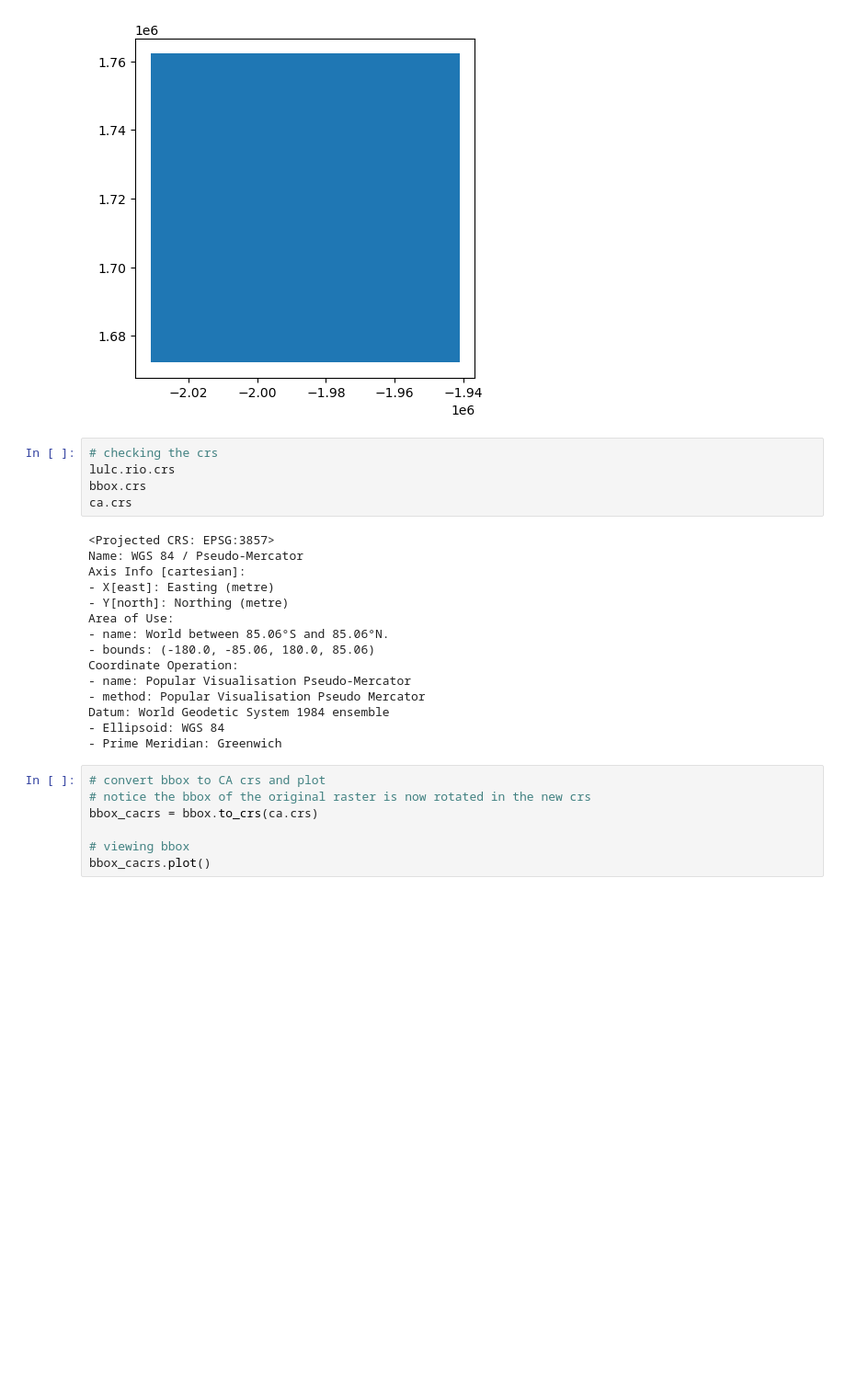
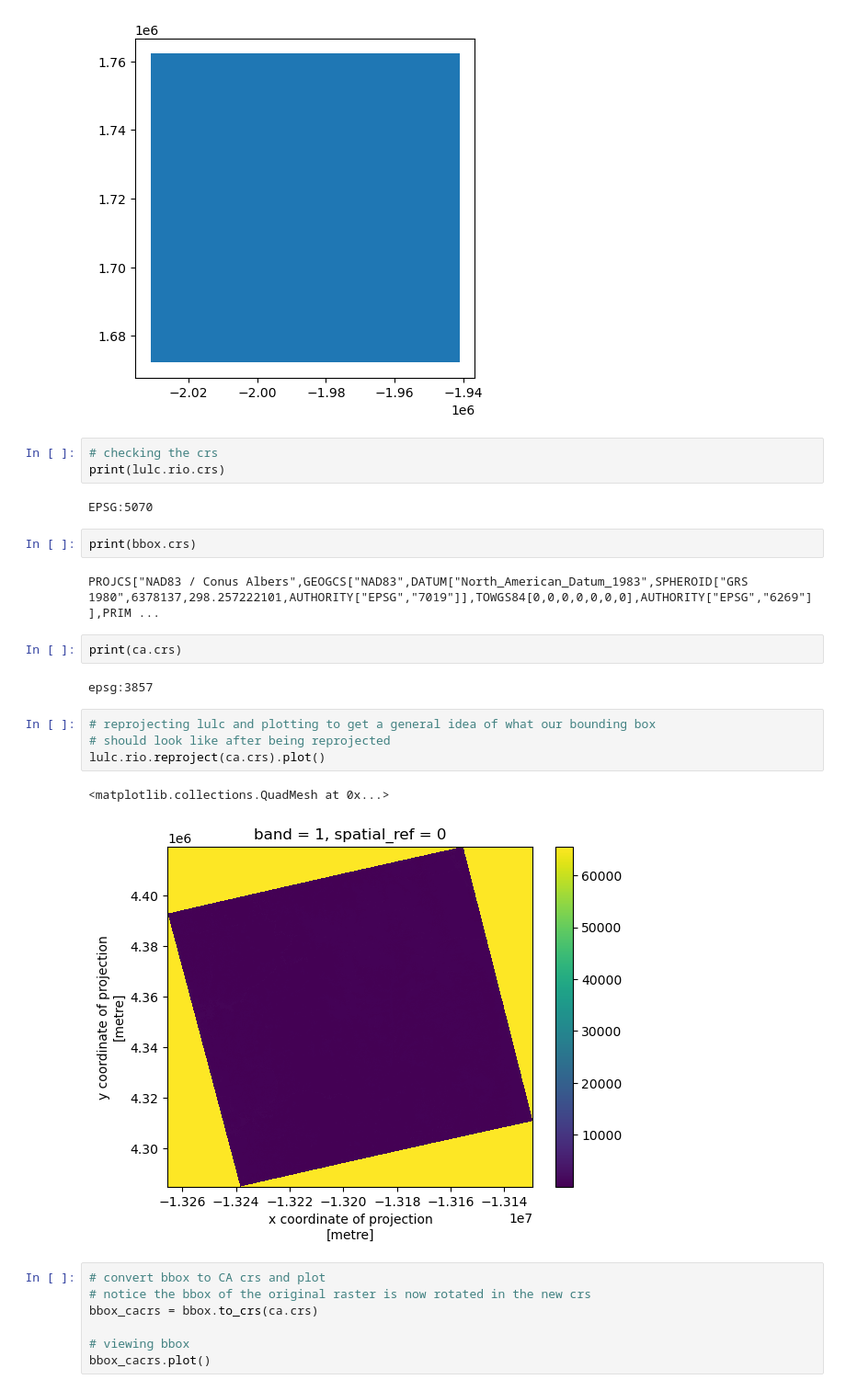
Before and after one commit to a-ramji/eds220-hwk-4, a Jupyter notebook: hwk4-task1-whitney-map-2.ipynb, the cells around one changed output. Shown: that part at 92% size. Drawn from its saved outputs; the diff is of its cells as text; blank space fills up the shorter version.

```diff
--- a/hwk4-task1-whitney-map-2.ipynb
+++ b/hwk4-task1-whitney-map-2.ipynb
@@ -195,26 +178,26 @@ bbox.plot()
 # %% [output]
 <AxesSubplot:>
 [figure]
-# %%
-# checking the crs
-lulc.rio.crs
-bbox.crs
-ca.crs
-# %% [output]
-<Projected CRS: EPSG:3857>
-Name: WGS 84 / Pseudo-Mercator
-Axis Info [cartesian]:
-- X[east]: Easting (metre)
-- Y[north]: Northing (metre)
-Area of Use:
-- name: World between 85.06°S and 85.06°N.
-- bounds: (-180.0, -85.06, 180.0, 85.06)
-Coordinate Operation:
-- name: Popular Visualisation Pseudo-Mercator
-- method: Popular Visualisation Pseudo Mercator
-Datum: World Geodetic System 1984 ensemble
-- Ellipsoid: WGS 84
-- Prime Meridian: Greenwich
+# %%
+# checking the crs
+print(lulc.rio.crs)
+# %% [output]
+EPSG:5070
+# %%
+print(bbox.crs)
+# %% [output]
+PROJCS["NAD83 / Conus Albers",GEOGCS["NAD83",DATUM["North_American_Datum_1983",SPHEROID["GRS 1980",6378137,298.257222101,AUTHORITY["EPSG","7019"]],TOWGS84[0,0,0,0,0,0,0],AUTHORITY["EPSG","6269"]],PRIM ...
+# %%
+print(ca.crs)
+# %% [output]
+epsg:3857
+# %%
+# reprojecting lulc and plotting to get a general idea of what our bounding box
+# should look like after being reprojected
+lulc.rio.reproject(ca.crs).plot()
+# %% [output]
+<matplotlib.collections.QuadMesh at 0x...>
+[figure, added]
 # %%
 # convert bbox to CA crs and plot
 # notice the bbox of the original raster is now rotated in the new crs
```
Also changed, not shown: parts of 7 cells of this notebook, 1 other file.
